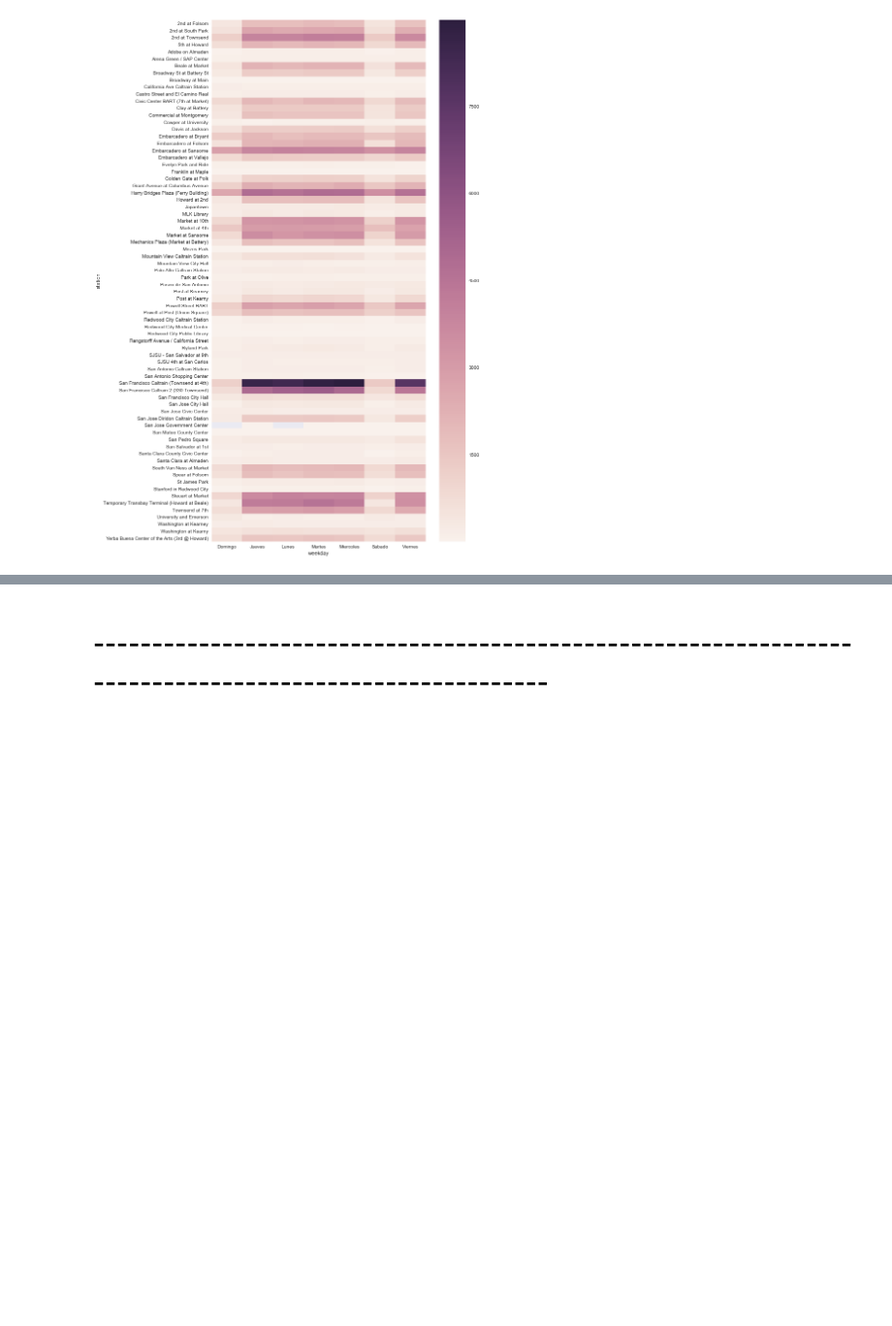
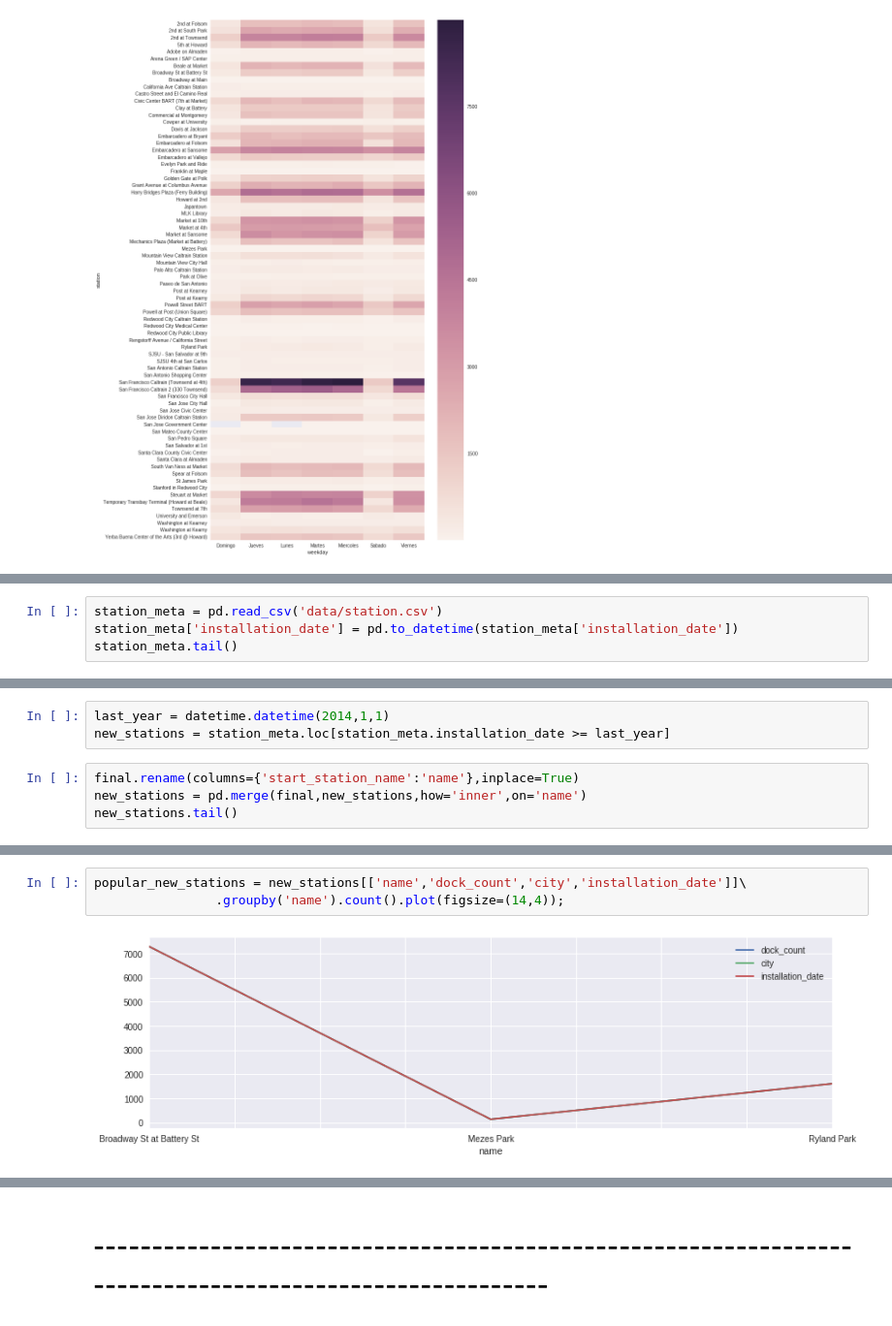
Before and after one commit to hernantain/Analisis-San-Francisco, a Jupyter notebook: analisis.ipynb, the cells around one changed output, grey strips where cells are left out. Shown at 97% size. Cells and saved outputs as stored; diff of their text form; blank space fills up the shorter version.

```diff
--- a/analisis.ipynb
+++ b/analisis.ipynb
@@ -313,0 +318,4 @@ sns.heatmap(popular_stations)
+# %%
+station_meta = pd.read_csv('data/station.csv')
+station_meta['installation_date'] = pd.to_datetime(station_meta['installation_date'])
+station_meta.tail()
@@ -313,0 +329,7 @@ sns.heatmap(popular_stations)
+# %%
+last_year = datetime.datetime(2014,1,1)
+new_stations = station_meta.loc[station_meta.installation_date >= last_year]
+# %%
+final.rename(columns={'start_station_name':'name'},inplace=True)
+new_stations = pd.merge(final,new_stations,how='inner',on='name')
+new_stations.tail()
@@ -313,0 +343,5 @@ sns.heatmap(popular_stations)
+# %%
+popular_new_stations = new_stations[['name','dock_count','city','installation_date']]\
+                .groupby('name').count().plot(figsize=(14,4));
+# %% [output]
+[figure, added]
```
Also changed, not shown: parts of 19 cells of this notebook.
